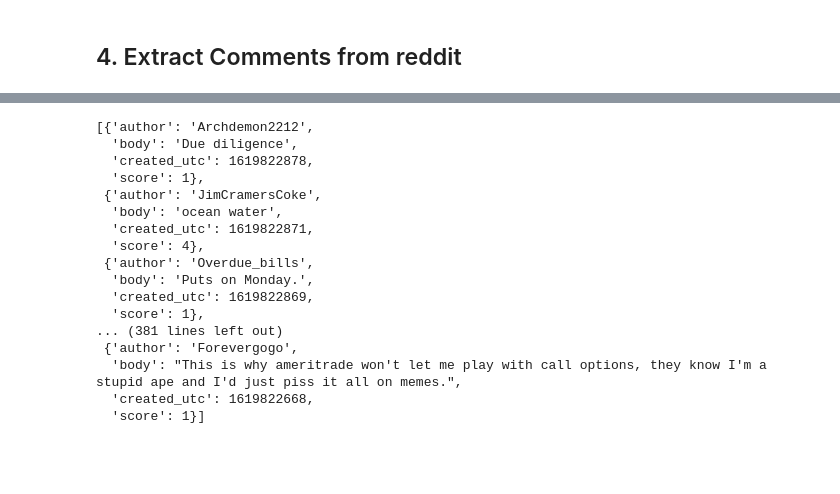
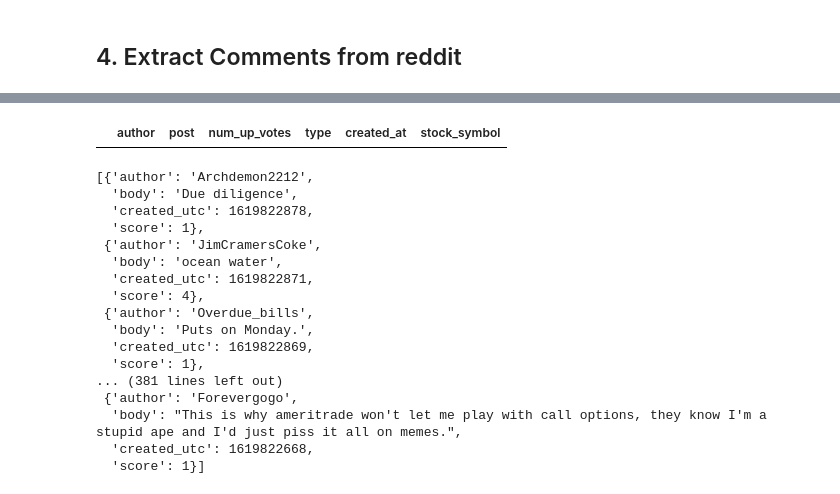
Before and after one commit to Jan-Burger/Bachelor-Thesis, a Jupyter notebook: notebooks/data_extraction/data_extraction_comments.ipynb, the cells around one changed output, grey strips where cells are left out. Cells and saved outputs as stored; diff of their text form; code cells hidden in the pictures; blank space fills up the shorter version.

```diff
--- a/notebooks/data_extraction/data_extraction_comments.ipynb
+++ b/notebooks/data_extraction/data_extraction_comments.ipynb
@@ -151,3 +144,7 @@ posts
+# %%
+df[df["post"].isna()]
+# %% [output]
+|  | author | post | num_up_votes | type | created_at | stock_symbol |
 # %%
 posts
 # %% [output]
```
Also changed, not shown: parts of 15 cells of this notebook, 1 other file.
